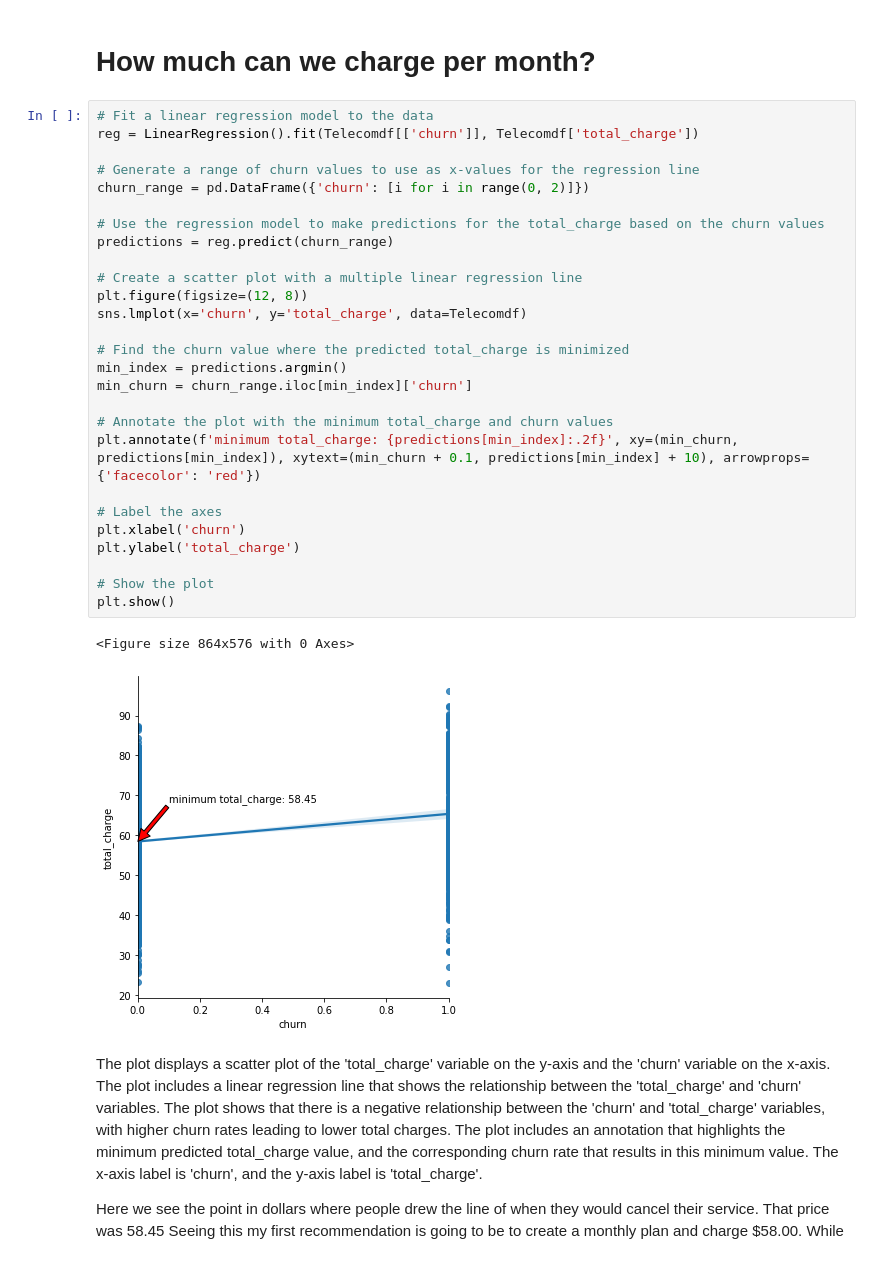
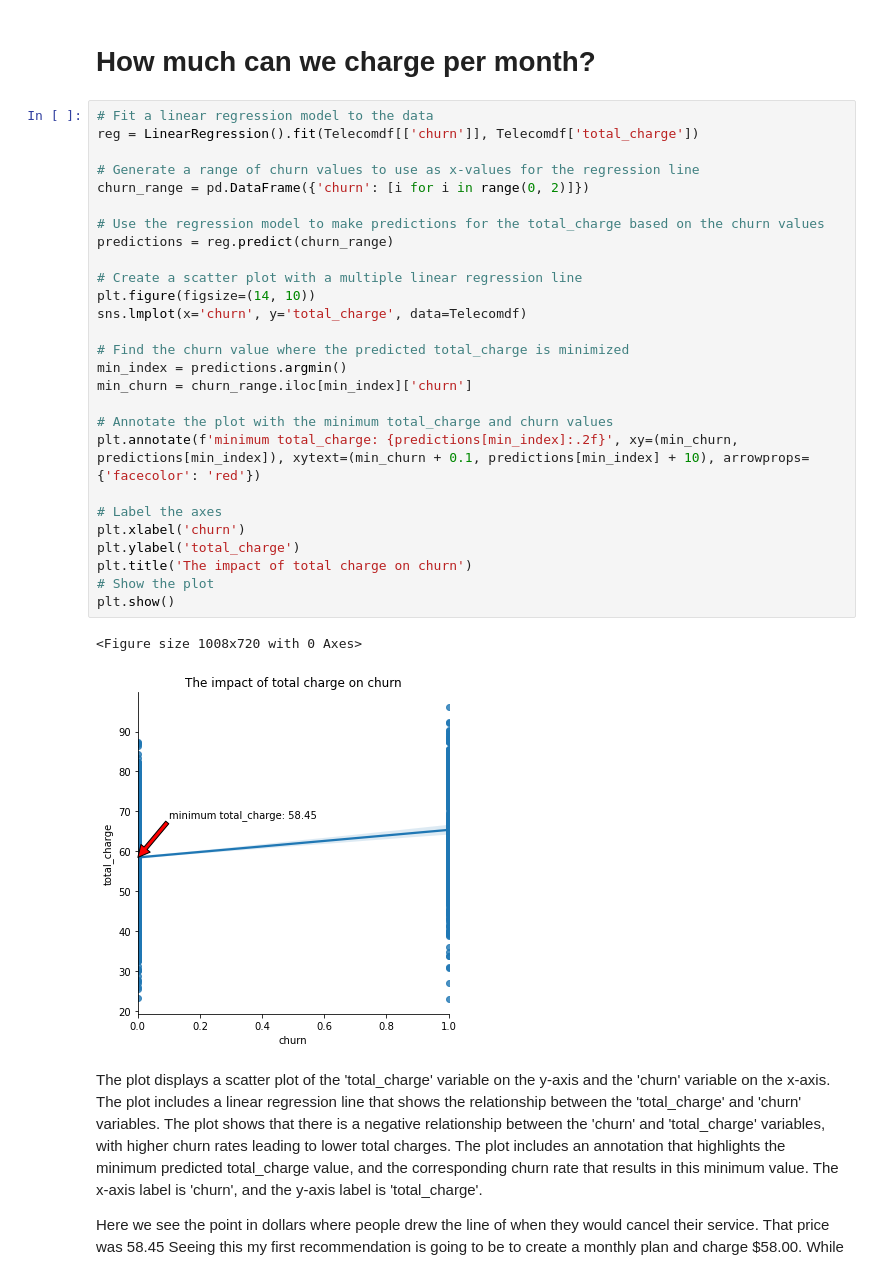
Before and after one commit to MichalOst3389/nhl_team_analysis, a Jupyter notebook: student.ipynb, the cells around one changed output. Cells and saved outputs as stored; diff of their text form.

Commit message:
edited graphic title

```diff
--- a/student.ipynb
+++ b/student.ipynb
@@ -335,33 +335,33 @@ with total charge being the most important feature, first we will look for the p
 # %%
 # Fit a linear regression model to the data
 reg = LinearRegression().fit(Telecomdf[['churn']], Telecomdf['total_charge'])
 
 # Generate a range of churn values to use as x-values for the regression line
 churn_range = pd.DataFrame({'churn': [i for i in range(0, 2)]})
 
 # Use the regression model to make predictions for the total_charge based on the churn values
 predictions = reg.predict(churn_range)
 
 # Create a scatter plot with a multiple linear regression line
-plt.figure(figsize=(12, 8))
+plt.figure(figsize=(14, 10))
 sns.lmplot(x='churn', y='total_charge', data=Telecomdf)
 
 # Find the churn value where the predicted total_charge is minimized
 min_index = predictions.argmin()
 min_churn = churn_range.iloc[min_index]['churn']
 
 # Annotate the plot with the minimum total_charge and churn values
 plt.annotate(f'minimum total_charge: {predictions[min_index]:.2f}', xy=(min_churn, predictions[min_index]), xytext=(min_churn + 0.1, predictions[min_index] + 10), arrowprops={'facecolor': 'red'})
 
 # Label the axes
 plt.xlabel('churn')
 plt.ylabel('total_charge')
-
+plt.title('The impact of total charge on churn')
 # Show the plot
 plt.show()
 # %% [output]
-<Figure size 864x576 with 0 Axes>
+<Figure size 1008x720 with 0 Axes>
-[figure, old version]
+[figure, new version]
 # %% [markdown]
 The plot displays a scatter plot of the 'total_charge' variable on the y-axis and the 'churn' variable on the x-axis.
 The plot includes a linear regression line that shows the relationship between the 'total_charge' and 'churn' variables.
```
Also changed, not shown: parts of 1 cell of this notebook.
